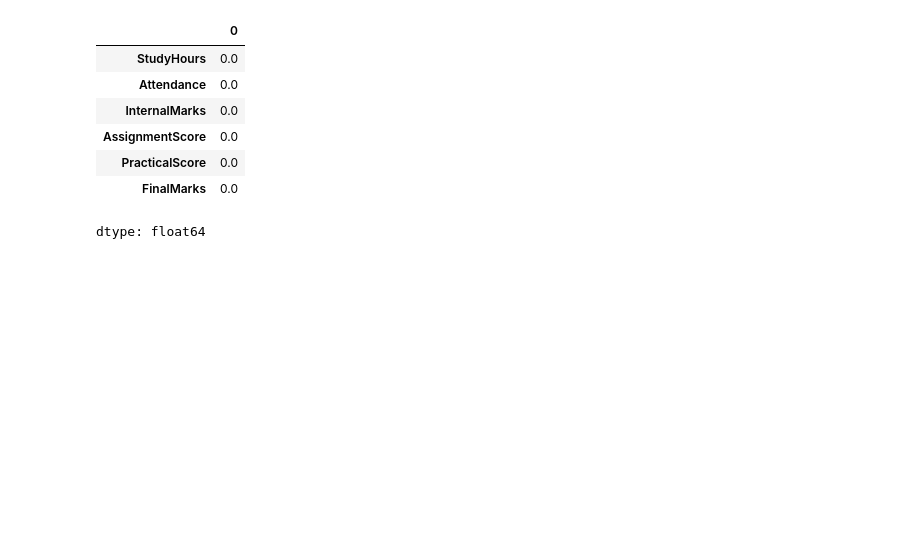
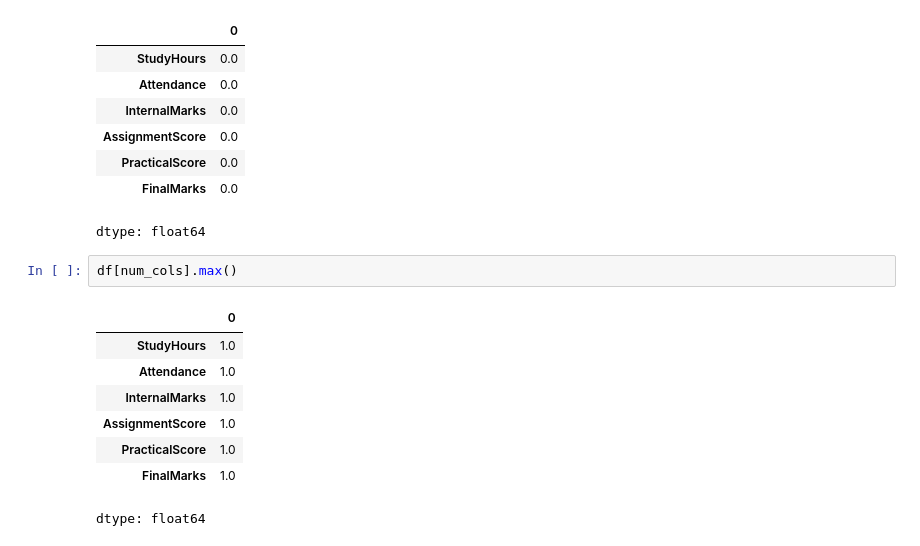
Before and after one commit to AbhishekShah272002/Deep-Learning-and-NLP, a Jupyter notebook: Student_Performance_PRediction_1NLP.ipynb, the cells around one changed output. Saved outputs shown, nothing was run; the diff lists cells and outputs as text; blank space fills up the shorter version.

```diff
--- a/Student_Performance_PRediction_1NLP.ipynb
+++ b/Student_Performance_PRediction_1NLP.ipynb
@@ -298,3 +298,14 @@ df[num_cols].min()
 | PracticalScore | 0.0 |
 | FinalMarks | 0.0 |
 dtype: float64
+# %%
+df[num_cols].max()
+# %% [output]
+|  | 0 |
+| StudyHours | 1.0 |
+| Attendance | 1.0 |
+| InternalMarks | 1.0 |
+| AssignmentScore | 1.0 |
+| PracticalScore | 1.0 |
+| FinalMarks | 1.0 |
+dtype: float64
```
